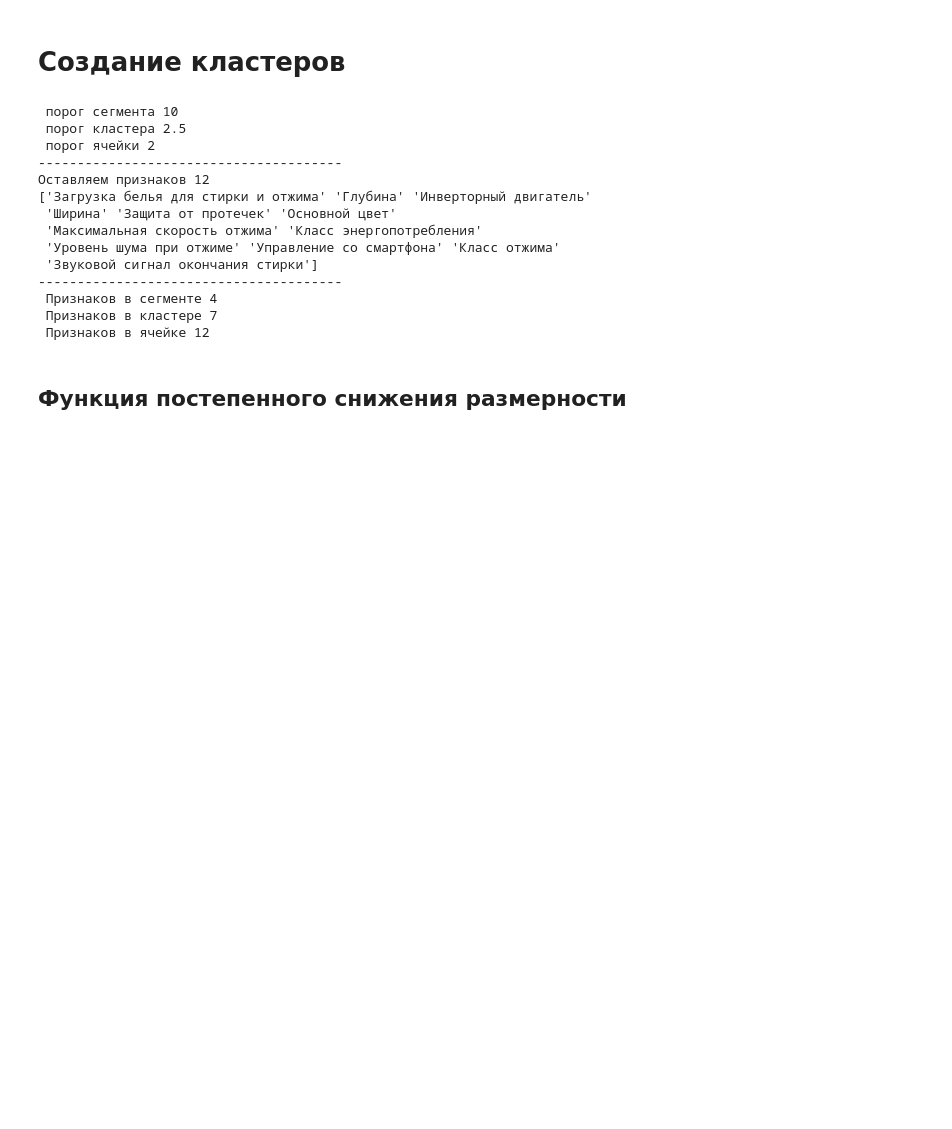
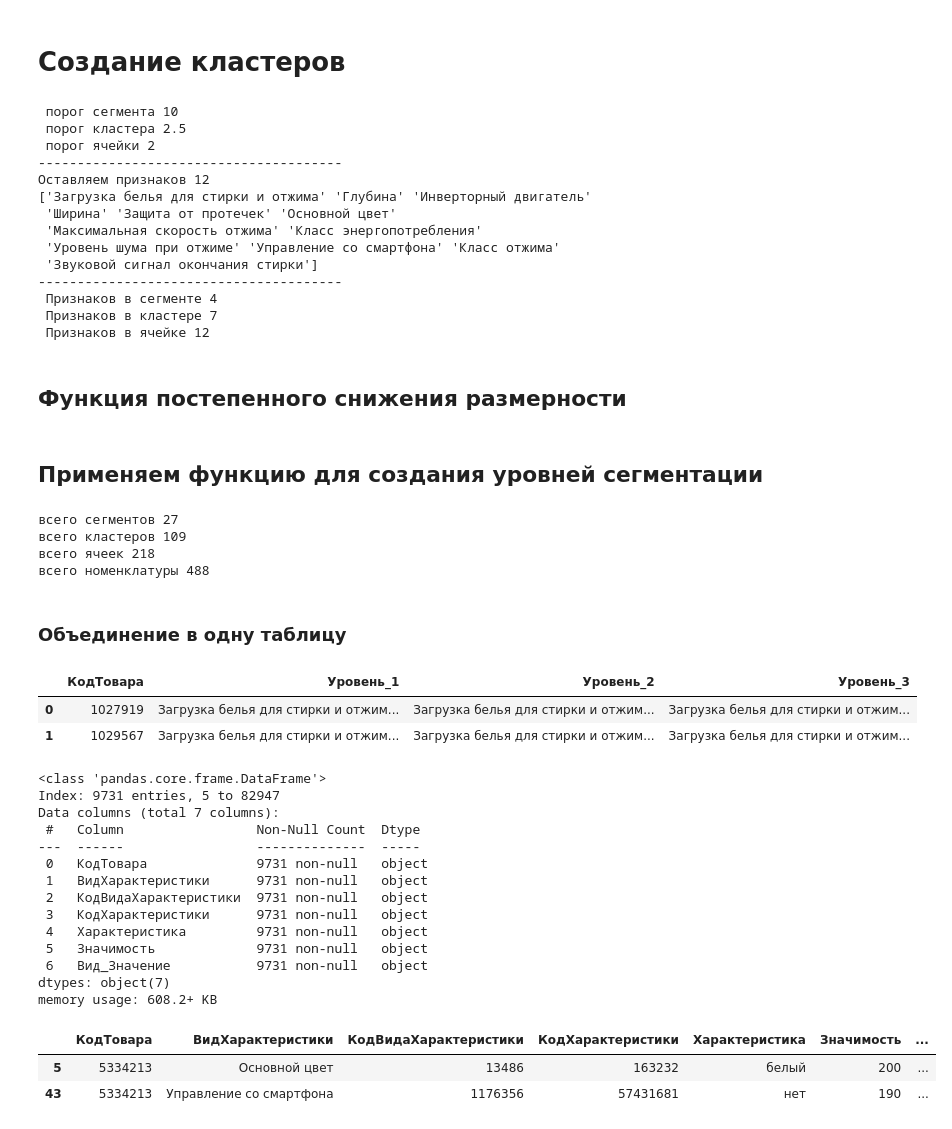
Before and after one commit to Viktor-VK/DST-138-Prodjects, a Jupyter notebook: PROJECT-FINAL_Segmentation/Модель_сегментации.ipynb, the cells around one changed output. Saved outputs shown, nothing was run; the diff lists cells and outputs as text; code cells hidden in the pictures; blank space fills up the shorter version.

```diff
--- a/PROJECT-FINAL_Segmentation/Модель_сегментации.ipynb
+++ b/PROJECT-FINAL_Segmentation/Модель_сегментации.ipynb
@@ -1060,0 +1046,58 @@ def get_treshhold(df, segment_treshhold_SKU):
+# %% [markdown]
+## Применяем функцию для создания уровней сегментации
+# %%
+s_segment = get_treshhold(df_segment, segment_treshhold_SKU)['Сегмент']
+s_cluster = get_treshhold(df_cluster, cluster_treshhold_SKU)['Сегмент']
+s_cell = get_treshhold(df_cell, cell_treshhold_SKU)['Сегмент']
+
+print('всего сегментов', len(s_segment.value_counts()))
+print('всего кластеров', len(s_cluster.value_counts()))
+print('всего ячеек', len(s_cell.value_counts()))
+print('всего номенклатуры', sku)
+# %% [output]
+всего сегментов 27
+всего кластеров 109
+всего ячеек 218
+всего номенклатуры 488
+# %% [markdown]
+### Объединение в одну таблицу
+# %%
+
+df_full = pd.concat([s_segment, s_cluster, s_cell], axis=1, keys=['Сегмент', 'Кластер', 'Ячейка'])
+# Удаляем из названий лишние "прочие"
+df_full = df_full.apply(lambda x: x.str.rstrip('// Прочее') if any(isinstance(cell, str) and cell.endswith('// Прочее') for cell in x) else x)
+df_full = df_full.replace('', 'Прочее') # Если не нужен сегмент "Прочее", заменить на np.nan
+
+df_full = df_full.rename(columns={'Сегмент':'Уровень_1', 'Кластер':'Уровень_2', 'Ячейка':'Уровень_3'})
+df_full_copy = df_full.reset_index()
+df_full_copy.head(2)
+# %% [output]
+|  | КодТовара | Уровень_1 | Уровень_2 | Уровень_3 |
+| 0 | 1027919 | Загрузка белья для стирки и отжим... | Загрузка белья для стирки и отжим... | Загрузка белья для стирки и отжим... |
+| 1 | 1029567 | Загрузка белья для стирки и отжим... | Загрузка белья для стирки и отжим... | Загрузка белья для стирки и отжим... |
+# %%
+# Соединяю виды и характеристики в исходном датафрейме
+df_0_new = df_0[df_0['ВидХарактеристики'].isin(view_to_model)]
+df_0_new['Вид_Значение'] = df_0_new['ВидХарактеристики'] + '_' + df_0_new['Характеристика']
+df_0_new = df_0_new.astype('str')
+df_0_new = df_0_new.rename(columns={'Код': 'КодТовара'})
+df_0_new.info()
+df_0_new.head(2)
+# %% [output]
+<class 'pandas.core.frame.DataFrame'>
+Index: 9731 entries, 5 to 82947
+Data columns (total 7 columns):
+ #   Column                 Non-Null Count  Dtype
+---  ------                 --------------  -----
+ 0   КодТовара              9731 non-null   object
+ 1   ВидХарактеристики      9731 non-null   object
+ 2   КодВидаХарактеристики  9731 non-null   object
+ 3   КодХарактеристики      9731 non-null   object
+ 4   Характеристика         9731 non-null   object
+ 5   Значимость             9731 non-null   object
+ 6   Вид_Значение           9731 non-null   object
+dtypes: object(7)
+memory usage: 608.2+ KB
+|  | КодТовара | ВидХарактеристики | КодВидаХарактеристики | КодХарактеристики | Характеристика | Значимость | ... |
+| 5 | 5334213 | Основной цвет | 13486 | 163232 | белый | 200 | ... |
+| 43 | 5334213 | Управление со смартфона | 1176356 | 57431681 | нет | 190 | ... |
```
Also changed, not shown: parts of 29 cells of this notebook, 2 other files.
